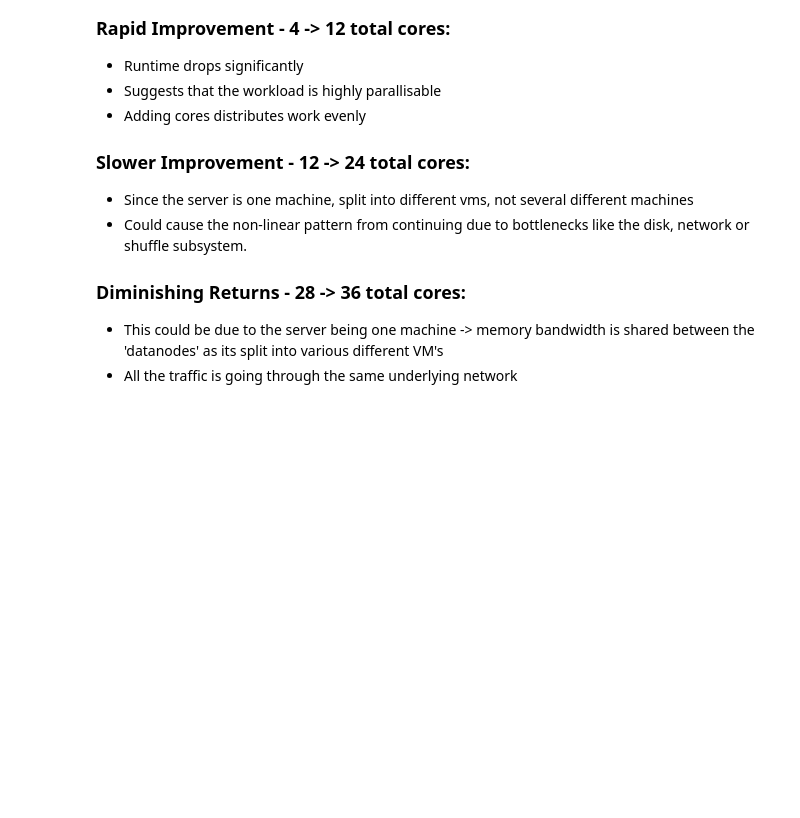
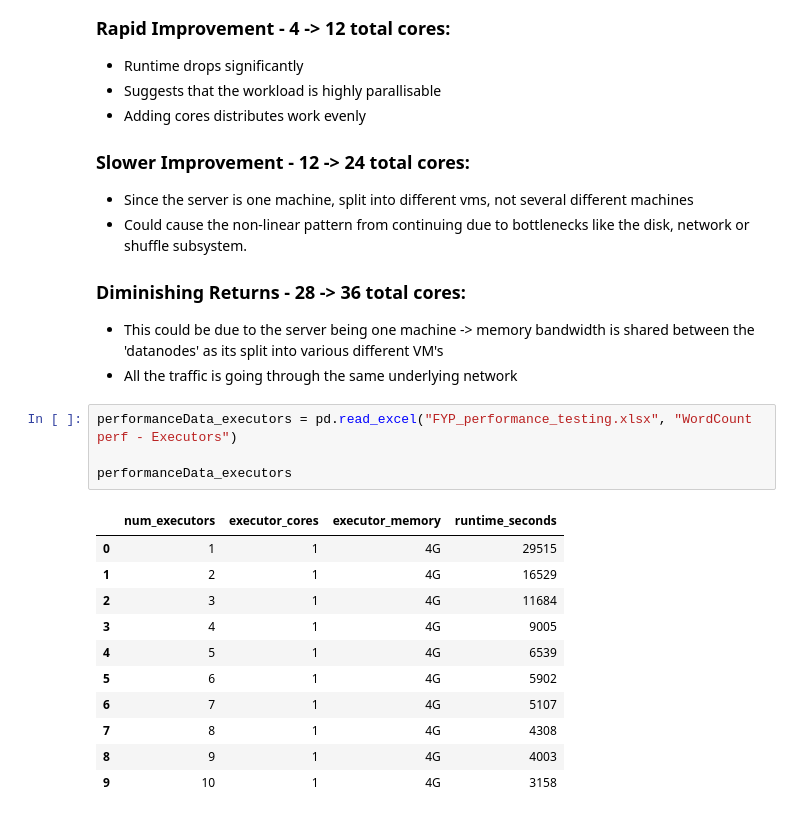
Before and after one commit to Arbzzz04/spark-massive-scale-analytics, a Jupyter notebook: product/Performance_testing/wordcount_performance.ipynb, the cells around one changed output. Drawn from its saved outputs; the diff is of its cells as text; blank space fills up the shorter version.

```diff
--- a/product/Performance_testing/wordcount_performance.ipynb
+++ b/product/Performance_testing/wordcount_performance.ipynb
@@ -82,3 +82,19 @@ plt.show()
 
 - This could be due to the server being one machine -> memory bandwidth is shared between the 'datanodes' as its split into various different VM's
 - All the traffic is going through the same underlying network
+# %%
+performanceData_executors = pd.read_excel("FYP_performance_testing.xlsx", "WordCount perf - Executors")
+
+performanceData_executors
+# %% [output]
+|  | num_executors | executor_cores | executor_memory | runtime_seconds |
+| 0 | 1 | 1 | 4G | 29515 |
+| 1 | 2 | 1 | 4G | 16529 |
+| 2 | 3 | 1 | 4G | 11684 |
+| 3 | 4 | 1 | 4G | 9005 |
+| 4 | 5 | 1 | 4G | 6539 |
+| 5 | 6 | 1 | 4G | 5902 |
+| 6 | 7 | 1 | 4G | 5107 |
+| 7 | 8 | 1 | 4G | 4308 |
+| 8 | 9 | 1 | 4G | 4003 |
+| 9 | 10 | 1 | 4G | 3158 |
```
Also changed, not shown: parts of 4 cells of this notebook.
